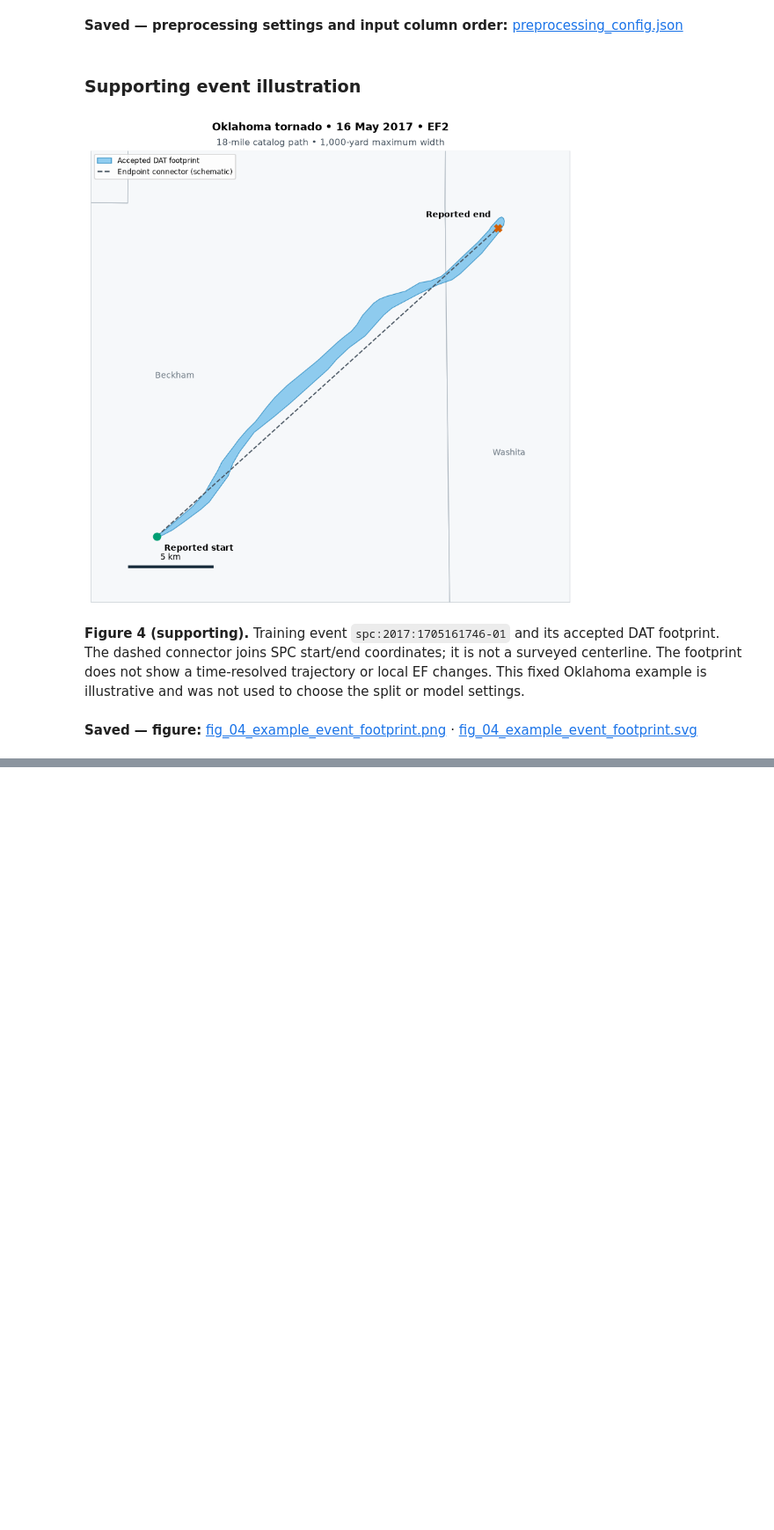
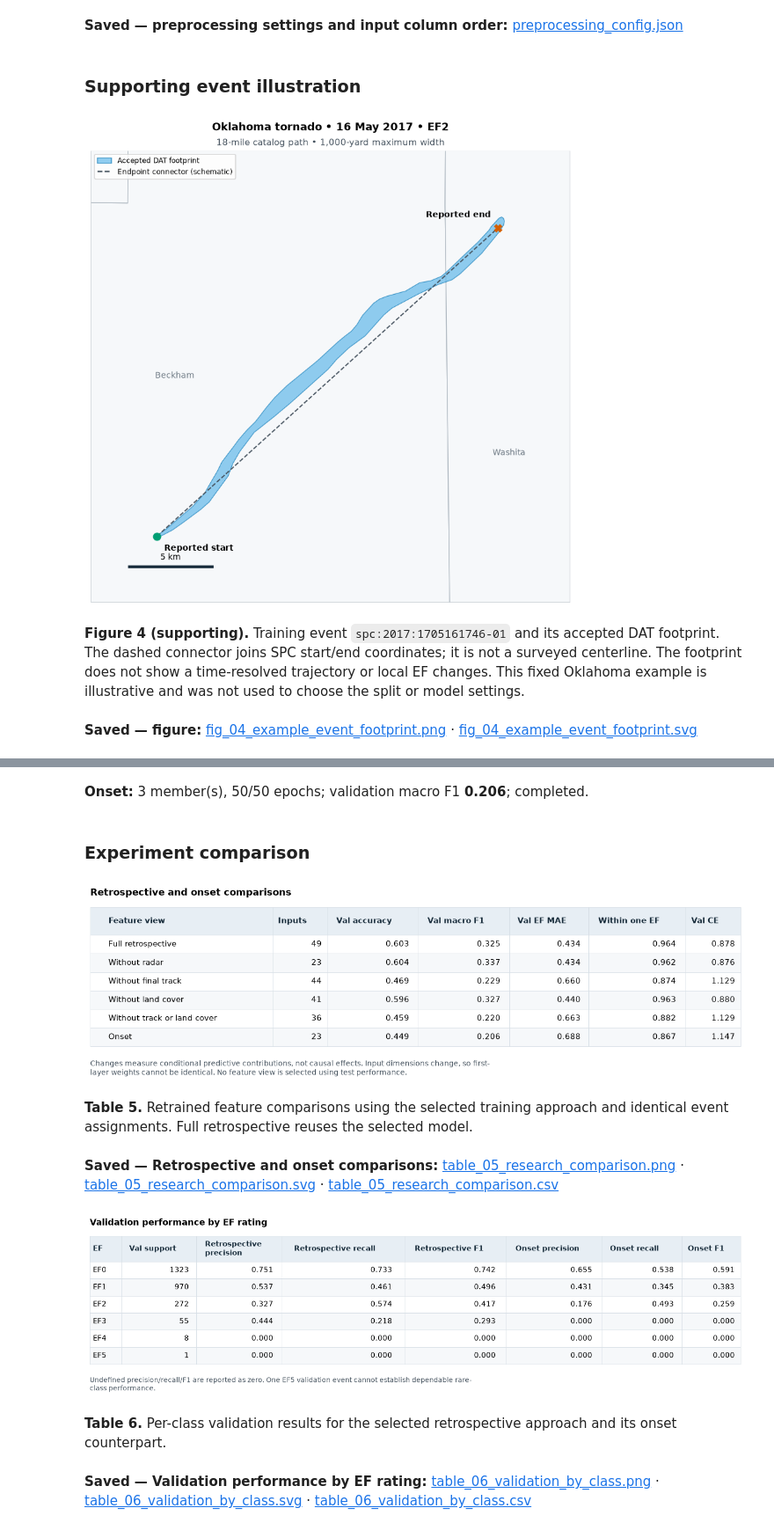
Before and after one commit to jakeryderv/tornado-severity-analysis, a Jupyter notebook: notebook.ipynb, the cells around one changed output, grey strips where cells are left out. Shown at 88% size. Cells and saved outputs as stored; diff of their text form; code cells hidden in the pictures; blank space fills up the shorter version.

```diff
--- a/notebook.ipynb
+++ b/notebook.ipynb
@@ -1216,0 +1854,75 @@ alone does not establish causation or an incorrect EF rating.
+# %%
+onset_result = run(replace(selected.config, name="Onset"), stage="Secondary", view="Onset")
+research_results["Onset"] = onset_result
+research_columns["Onset"] = X["Onset"]["train"].columns.tolist()
+# %% [output]
+**Onset:** 3 member(s), 50/50 epochs; validation macro F1 **0.206**; completed.
+# %% [markdown]
+### Experiment comparison
+# %%
+research_comparison = pd.DataFrame(
+    [
+        {
+            "Feature view": name + ("" if result.completed else "†"),
+            "Inputs": len(research_columns[name]),
+            "Val accuracy": result.epochs.iloc[-1].validation_accuracy,
+            "Val macro F1": result.epochs.iloc[-1].validation_macro_f1,
+            "Val EF MAE": result.epochs.iloc[-1].validation_ef_mae,
+            "Within one EF": result.epochs.iloc[-1].validation_within_one,
+            "Val CE": result.epochs.iloc[-1].validation_cross_entropy,
+        }
+        for name, result in research_results.items()
+    ]
+)
+save_table(
+    research_comparison,
+    "table_05_research_comparison",
+    "Retrospective and onset comparisons",
+    caption="**Table 5.** Retrained feature comparisons using the selected training approach "
+    "and identical event assignments. Full retrospective reuses the selected model.",
+    formats={"Inputs": "d", **{column: ".3f" for column in research_comparison.columns[2:]}},
+    width=12,
+    note="Changes measure conditional predictive contributions, not causal effects. "
+    "Input dimensions change, so first-layer weights cannot be identical. "
+    "No feature view is selected using test performance.",
+    results_dir=EXPERIMENT_DIR,
+)
+
+class_comparison = pd.DataFrame(
+    {
+        "EF": CLASS_NAMES,
+        "Val support": np.bincount(training_labels["validation"], minlength=N_CLASSES),
+    }
+)
+for view, result in [("Retrospective", selected), ("Onset", onset_result)]:
+    if not result.completed:
+        display(Markdown(f"**{view}:** unstable run; no per-class summary or checkpoint."))
+        continue
+    probabilities = ensemble_probabilities(result, X[view]["validation"].to_numpy(dtype="float32"))
+    precision, recall, f1, _ = precision_recall_fscore_support(
+        training_labels["validation"],
+        probabilities.argmax(axis=1),
+        labels=range(N_CLASSES),
+        zero_division=0,
+    )
+    for metric, values in [("precision", precision), ("recall", recall), ("F1", f1)]:
+        class_comparison[f"{view} {metric}"] = values
+save_table(
+    class_comparison,
+    "table_06_validation_by_class",
+    "Validation performance by EF rating",
+    caption="**Table 6.** Per-class validation results for the selected retrospective "
+    "approach and its onset counterpart.",
+    formats={"Val support": "d", **{c: ".3f" for c in class_comparison.columns[2:]}},
+    width=13,
+    note="Undefined precision/recall/F1 are reported as zero. "
+    "One EF5 validation event cannot establish dependable rare-class performance.",
+    results_dir=EXPERIMENT_DIR,
+)
+# %% [output]
+[figure, added]
+**Table 5.** Retrained feature comparisons using the selected training approach and identical event assignments. Full retrospective reuses the selected model.
+**Saved — Retrospective and onset comparisons:** [table_05_research_comparison.png](assets/tables/table_05_research_comparison.png) · [table_05_research_comparison.svg](assets/tables/table_05_research_comparison.svg) · [table_05_research_comparison.csv](data/results/experiments/table_05_research_comparison.csv)
+[figure, added]
+**Table 6.** Per-class validation results for the selected retrospective approach and its onset counterpart.
+**Saved — Validation performance by EF rating:** [table_06_validation_by_class.png](assets/tables/table_06_validation_by_class.png) · [table_06_validation_by_class.svg](assets/tables/table_06_validation_by_class.svg) · [table_06_validation_by_class.csv](data/results/experiments/table_06_validation_by_class.csv)
```
Also changed, not shown: parts of 24 cells of this notebook, 35 other files.
